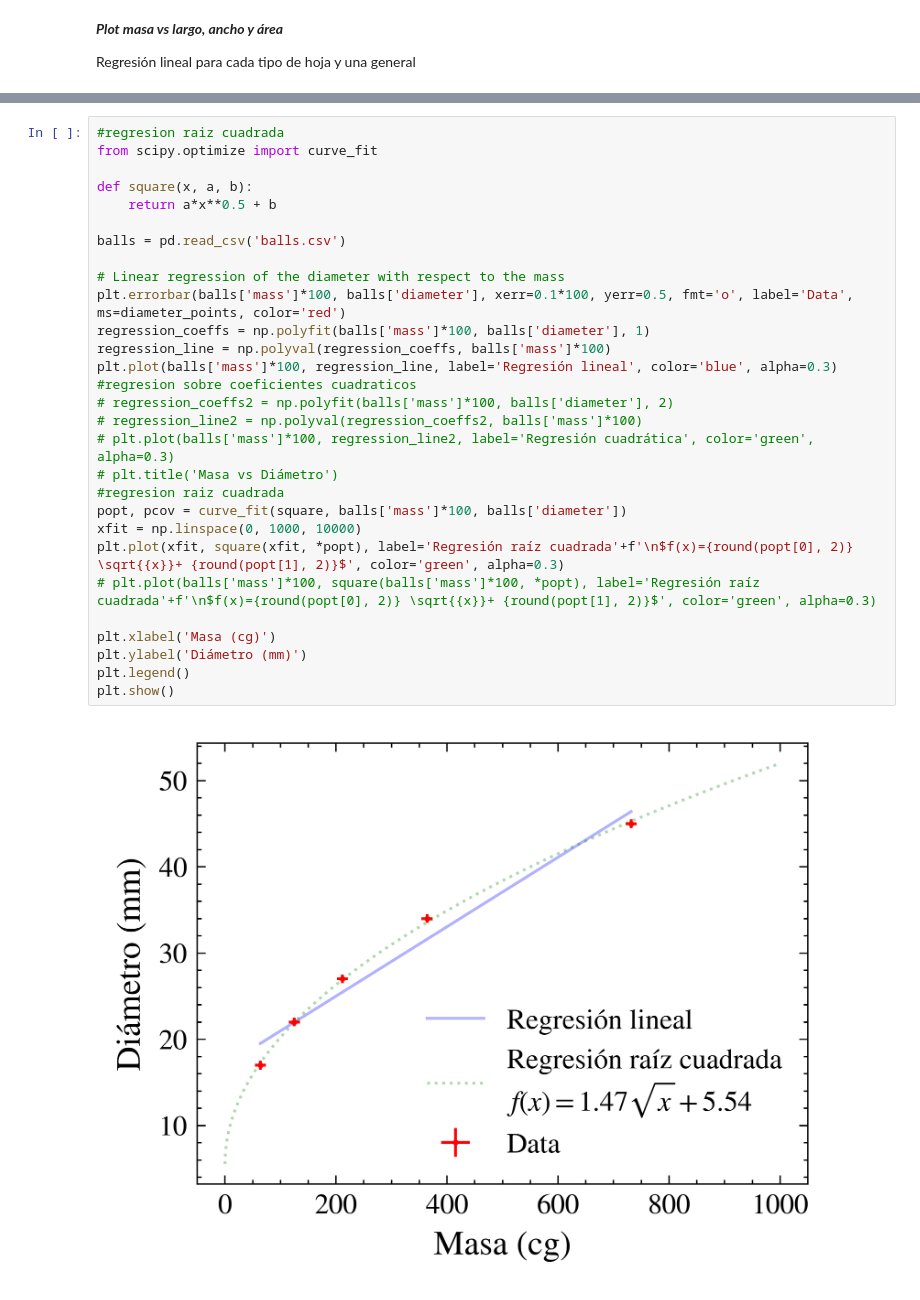
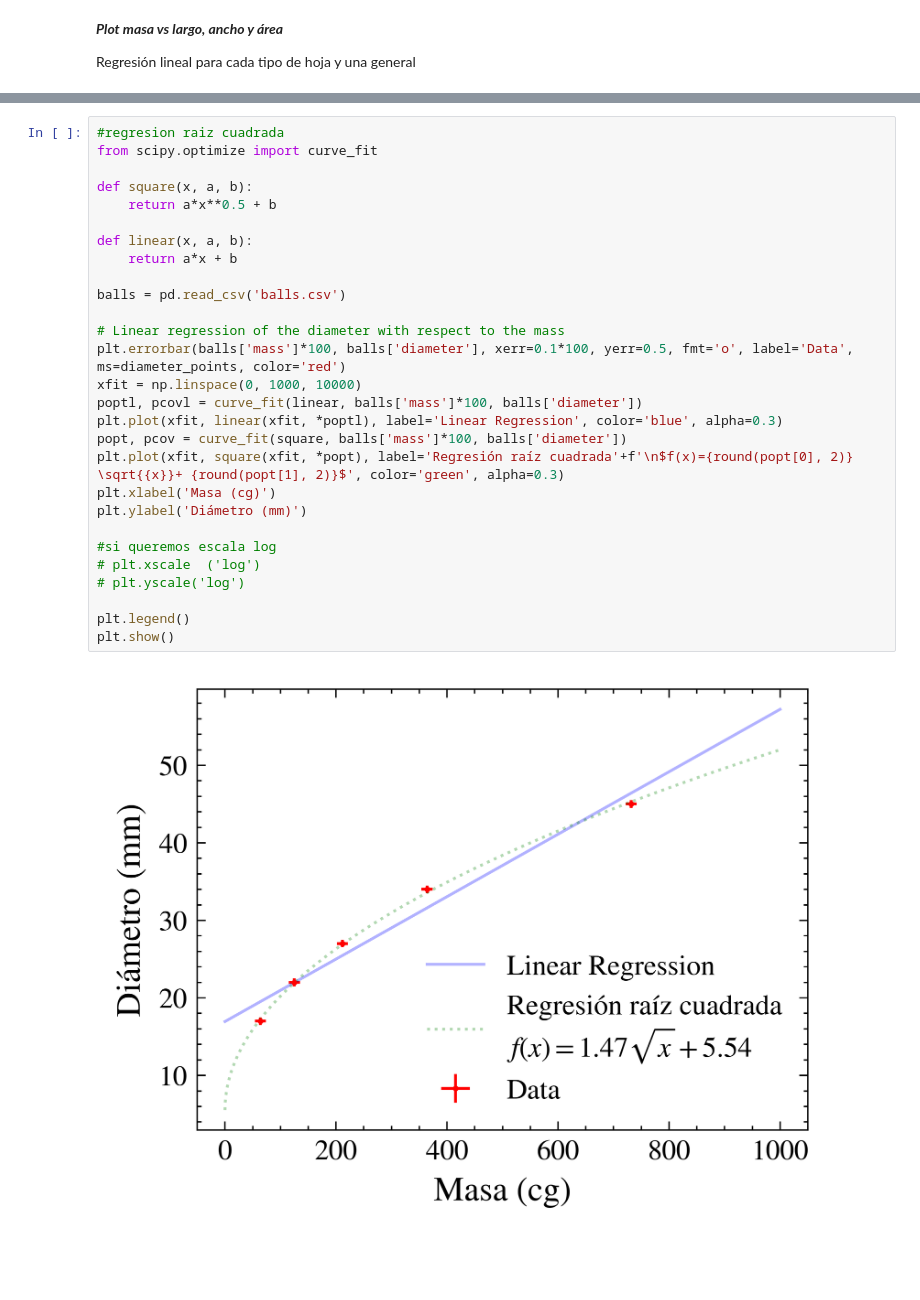
Before and after one commit to ignaschuemer7/Labo_I-Fisica_I, a Jupyter notebook: stats.ipynb, the cells around one changed output, grey strips where cells are left out. Cells and saved outputs as stored; diff of their text form; blank space fills up the shorter version.

Commit message:
update sqrt regression

```diff
--- a/stats.ipynb
+++ b/stats.ipynb
@@ -135,31 +128,30 @@ for clases in sub:
 # %%
 #regresion raiz cuadrada
 from scipy.optimize import curve_fit
 
 def square(x, a, b):
     return a*x**0.5 + b
 
+def linear(x, a, b):
+    return a*x + b
+
 balls = pd.read_csv('balls.csv')
 
 # Linear regression of the diameter with respect to the mass
 plt.errorbar(balls['mass']*100, balls['diameter'], xerr=0.1*100, yerr=0.5, fmt='o', label='Data', ms=diameter_points, color='red')
-regression_coeffs = np.polyfit(balls['mass']*100, balls['diameter'], 1)
-regression_line = np.polyval(regression_coeffs, balls['mass']*100)
-plt.plot(balls['mass']*100, regression_line, label='Regresión lineal', color='blue', alpha=0.3)
-#regresion sobre coeficientes cuadraticos
-# regression_coeffs2 = np.polyfit(balls['mass']*100, balls['diameter'], 2)
-# regression_line2 = np.polyval(regression_coeffs2, balls['mass']*100)
-# plt.plot(balls['mass']*100, regression_line2, label='Regresión cuadrática', color='green', alpha=0.3)
-# plt.title('Masa vs Diámetro')
-#regresion raiz cuadrada
+xfit = np.linspace(0, 1000, 10000)
+poptl, pcovl = curve_fit(linear, balls['mass']*100, balls['diameter'])
+plt.plot(xfit, linear(xfit, *poptl), label='Linear Regression', color='blue', alpha=0.3)
 popt, pcov = curve_fit(square, balls['mass']*100, balls['diameter'])
-xfit = np.linspace(0, 1000, 10000)
 plt.plot(xfit, square(xfit, *popt), label='Regresión raíz cuadrada'+f'\n$f(x)={round(popt[0], 2)} \sqrt{{x}}+ {round(popt[1], 2)}$', color='green', alpha=0.3)
-# plt.plot(balls['mass']*100, square(balls['mass']*100, *popt), label='Regresión raíz cuadrada'+f'\n$f(x)={round(popt[0], 2)} \sqrt{{x}}+ {round(popt[1], 2)}$', color='green', alpha=0.3)
-
 plt.xlabel('Masa (cg)')
 plt.ylabel('Diámetro (mm)')
+
+#si queremos escala log
+# plt.xscale  ('log')
+# plt.yscale('log')
+
 plt.legend()
 plt.show()
 # %% [output]
-[figure, old version]
+[figure, new version]
```
Also changed, not shown: parts of 3 cells of this notebook.
